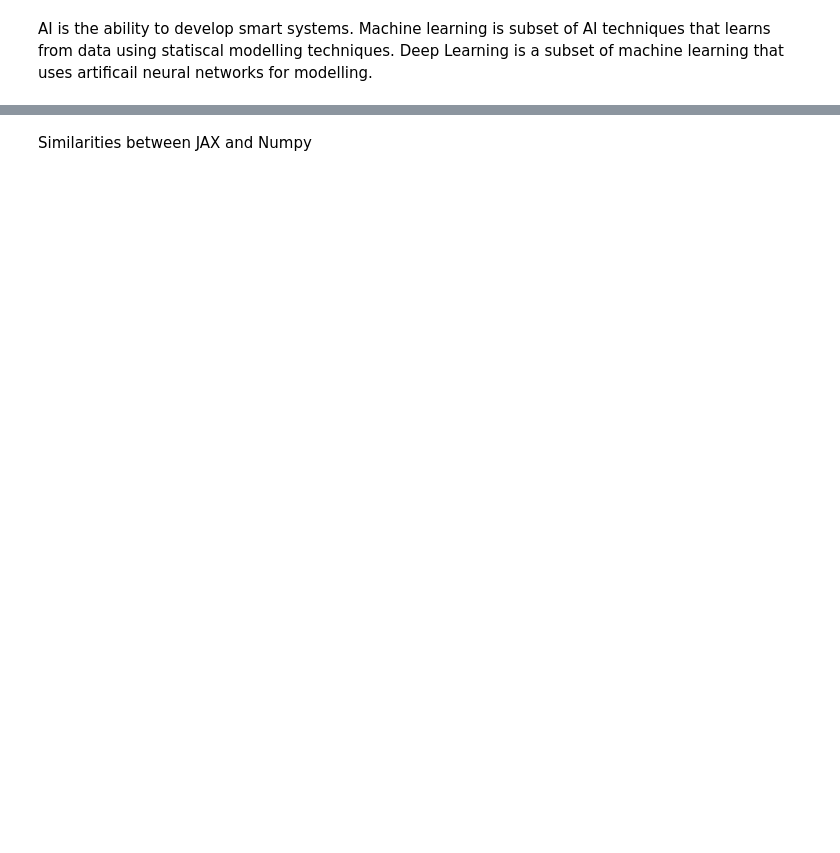
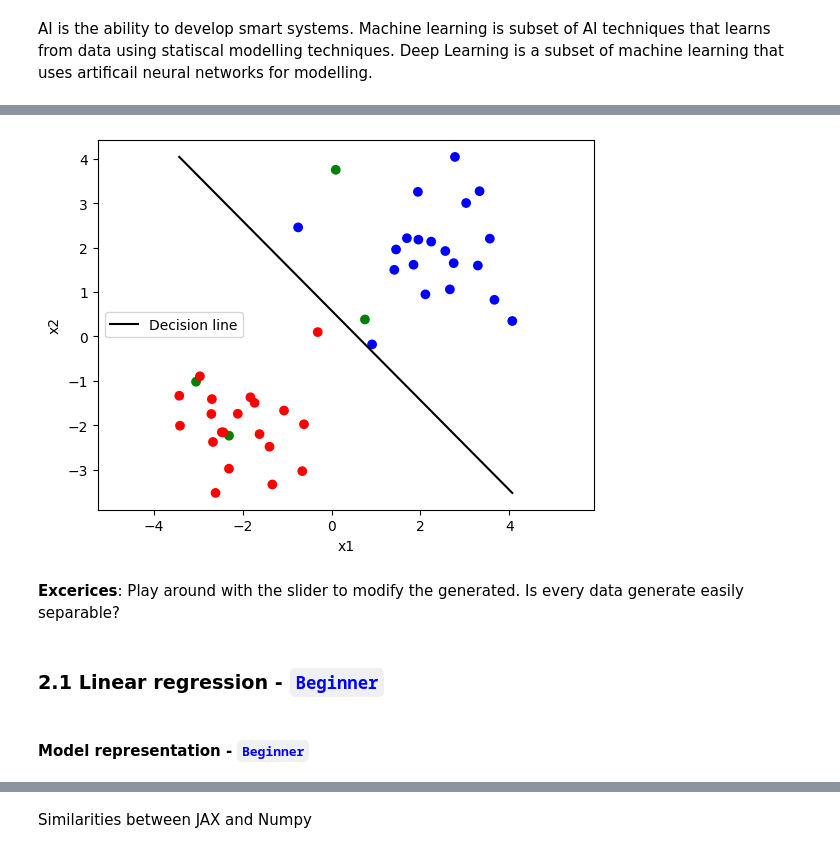
Before and after one commit to deep-learning-indaba/indaba-pracs-2023, a Jupyter notebook: practicals/Intro_ML_English_Prac.ipynb, the cells around one changed output, grey strips where cells are left out. Drawn from its saved outputs; the diff is of its cells as text; code cells hidden in the pictures; blank space fills up the shorter version.

```diff
--- a/practicals/Intro_ML_English_Prac.ipynb
+++ b/practicals/Intro_ML_English_Prac.ipynb
@@ -167,0 +222,17 @@ Throughout this tutorial, we will use the [JAX](https://jax.readthedocs.io/en/la
+# %%
+# @title Helper function (plot 2D classification illustration dataset)
+def plot_dataset(inputs, labels):
+  # Plot the given 2D inputs and labels using Matplotlib.
+  plt.scatter(
+      inputs[:, 0], inputs[:, 1],
+      c = ['red' if label == 0 else 'blue' if label == 1 else 'green' for label in labels])
+
+  xval = np.array([np.min(inputs[:,0]), np.max(inputs[:,0])])
+  yval = np.array([np.max(inputs[:,1]), np.min(inputs[:,1])])
+  # Plot the random decision boundary
+  plt.plot(xval, yval, c='black', label='Decision line')
+  plt.axis('equal')
+
+  plt.xlabel('x1')
+  plt.ylabel('x2')
+  plt.legend()
@@ -167,0 +241,37 @@ Throughout this tutorial, we will use the [JAX](https://jax.readthedocs.io/en/la
+# %%
+#@title Generate the Dataset  {run: "auto"}
+# Define the centre(s) of the points
+centre = 1.8    #@param {type:"slider", min:0, max:2, step:0.1}
+
+points_in_class = 20  # How many points we want per class
+new_p = 2 # extra points per class
+
+# A fixed random seed is a common "trick" used in ML that allows us to recreate
+# the same data when there is a random element involved.
+np.random.seed(0)
+
+# Generate random points in the "red" class
+red_inputs = np.random.normal(loc=centre, scale=1.0, size=[points_in_class+new_p, 2])
+# Generate random points in the "blue" class
+blue_inputs = np.random.normal(loc=-centre, scale=1.0, size=[points_in_class+new_p, 2])
+# Put these together
+inputs = np.concatenate((red_inputs, blue_inputs), axis=0)
+
+# The class (label) is 1 for red or 0 for blue
+red_labels = np.ones(points_in_class)
+blue_labels = np.zeros(points_in_class)
+green_labels = np.ones((new_p*2))*2
+labels = np.concatenate((red_labels, green_labels, blue_labels), axis=0)
+
+# num_data_points is the total data set size
+num_data_points = 2 * points_in_class
+
+plot_dataset(inputs, labels)
+# %% [output]
+[figure, added]
+# %% [markdown]
+**Excerices**: Play around with the slider to modify the generated. Is every data generate easily separable?
+# %% [markdown]
+### 2.1 Linear regression - <font color='blue'>`Beginner`</font>
+# %% [markdown]
+#### Model representation - <font color='blue'>`Beginner`</font>
```
Also changed, not shown: parts of 213 cells of this notebook, 1 other file.
